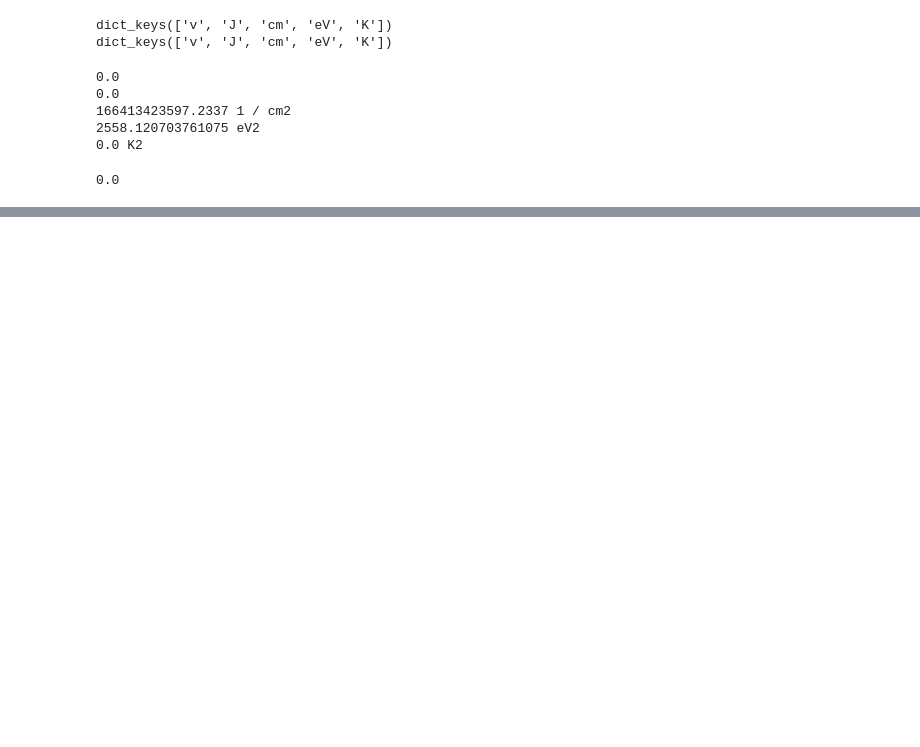
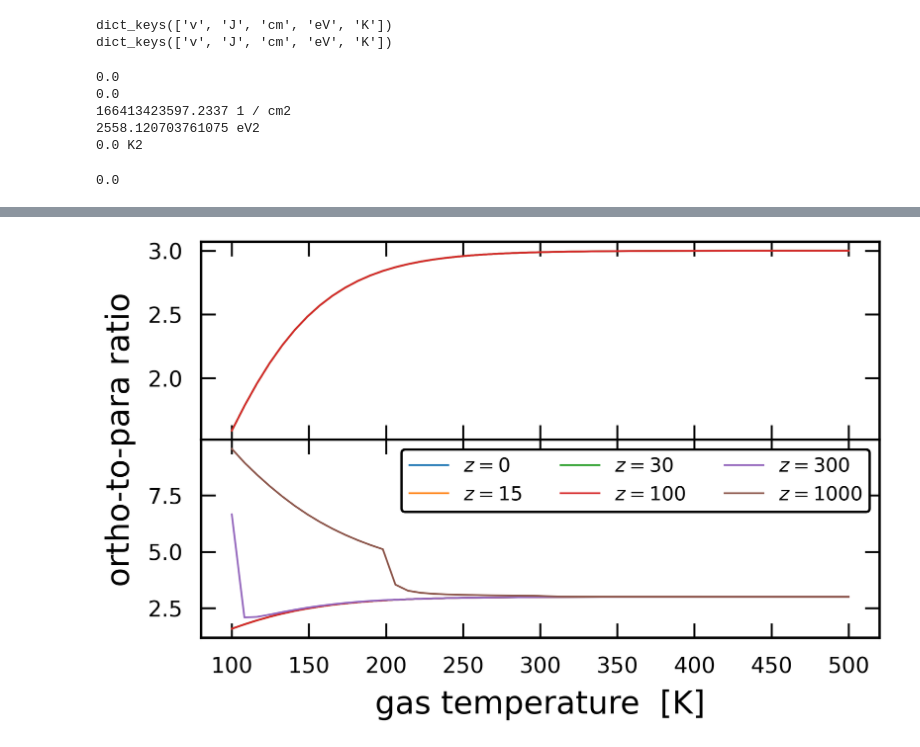
Before and after one commit to AndreaIncatasciato/LWphotorates, a Jupyter notebook: quick_tests.ipynb, the cells around one changed output, grey strips where cells are left out. Drawn from its saved outputs; the diff is of its cells as text; code cells hidden in the pictures; blank space fills up the shorter version.

Commit message:
clean frigus

```diff
--- a/quick_tests.ipynb
+++ b/quick_tests.ipynb
@@ -745,0 +781,26 @@ print(((new_partition_function - old_partition_function)**2).sum())
+# %%
+def calc_ratio(gas_density, gas_temperature, redshift=15.):
+    frigus_ground_states_data, frigus_partition_function = call_to_frigus(gas_density, gas_temperature, redshift)
+    para_partition_function = frigus_partition_function[frigus_ground_states_data['J']%2 == 0].sum()
+    ortho_partition_function = frigus_partition_function[frigus_ground_states_data['J']%2 == 1].sum()
+    ortho_to_para_ratio = ortho_partition_function / para_partition_function
+    return ortho_to_para_ratio
+# %%
+ortho_to_para_ratio_z0 = np.array(
+    [calc_ratio(gas_density_for_tests, gas_temperature, redshift=0.) for gas_temperature in gas_temperature_array]
+    )
+ortho_to_para_ratio_z15 = np.array(
+    [calc_ratio(gas_density_for_tests, gas_temperature, redshift=15.) for gas_temperature in gas_temperature_array]
+    )
+ortho_to_para_ratio_z30 = np.array(
+    [calc_ratio(gas_density_for_tests, gas_temperature, redshift=30.) for gas_temperature in gas_temperature_array]
+    )
+ortho_to_para_ratio_z100 = np.array(
+    [calc_ratio(gas_density_for_tests, gas_temperature, redshift=100.) for gas_temperature in gas_temperature_array]
+    )
+ortho_to_para_ratio_z300 = np.array(
+    [calc_ratio(gas_density_for_tests, gas_temperature, redshift=300.) for gas_temperature in gas_temperature_array]
+    )
+ortho_to_para_ratio_z1000 = np.array(
+    [calc_ratio(gas_density_for_tests, gas_temperature, redshift=1000.) for gas_temperature in gas_temperature_array]
+    )
@@ -745,0 +810,21 @@ print(((new_partition_function - old_partition_function)**2).sum())
+# %%
+fig, axes = plt.subplots(nrows=2, sharex=True)
+ax = axes[0]
+ax.plot(gas_temperature_array, ortho_to_para_ratio_z0)
+ax.plot(gas_temperature_array, ortho_to_para_ratio_z15)
+ax.plot(gas_temperature_array, ortho_to_para_ratio_z30)
+ax.plot(gas_temperature_array, ortho_to_para_ratio_z100)
+ax = axes[1]
+ax.plot(gas_temperature_array, ortho_to_para_ratio_z0, label=r'$z=0$')
+ax.plot(gas_temperature_array, ortho_to_para_ratio_z15, label=r'$z=15$')
+ax.plot(gas_temperature_array, ortho_to_para_ratio_z30, label=r'$z=30$')
+ax.plot(gas_temperature_array, ortho_to_para_ratio_z100, label=r'$z=100$')
+ax.plot(gas_temperature_array, ortho_to_para_ratio_z300, label=r'$z=300$')
+ax.plot(gas_temperature_array, ortho_to_para_ratio_z1000, label=r'$z=1000$')
+ax.set_xlabel('gas temperature  [K]')
+ax.set_ylabel('ortho-to-para ratio', y=1)
+legend = ax.legend(ncol=3, loc='best')
+legend.get_frame().set_linewidth(2)
+fig.subplots_adjust(wspace=0, hspace=0)
+# %% [output]
+[figure, added]
```
Also changed, not shown: parts of 10 cells of this notebook, 1 other file.
